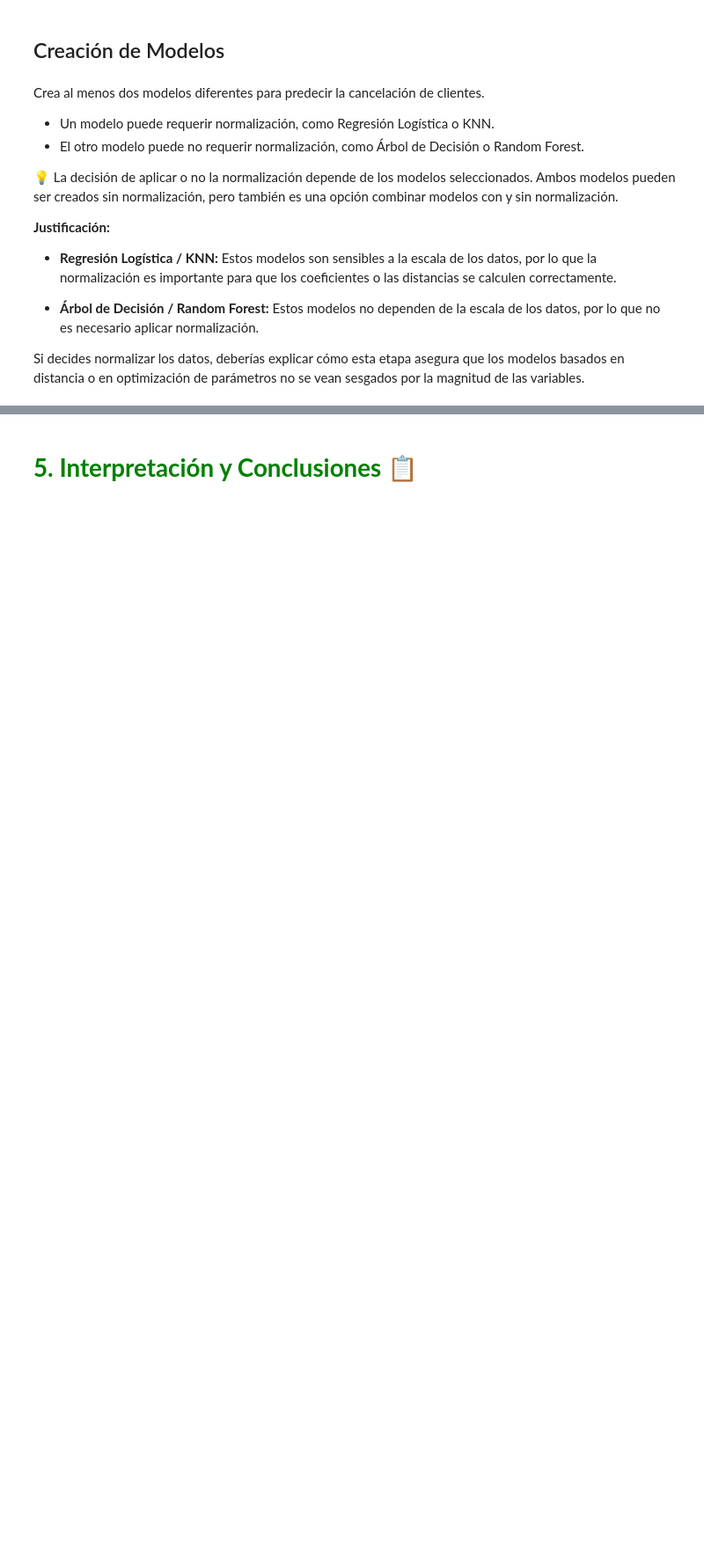
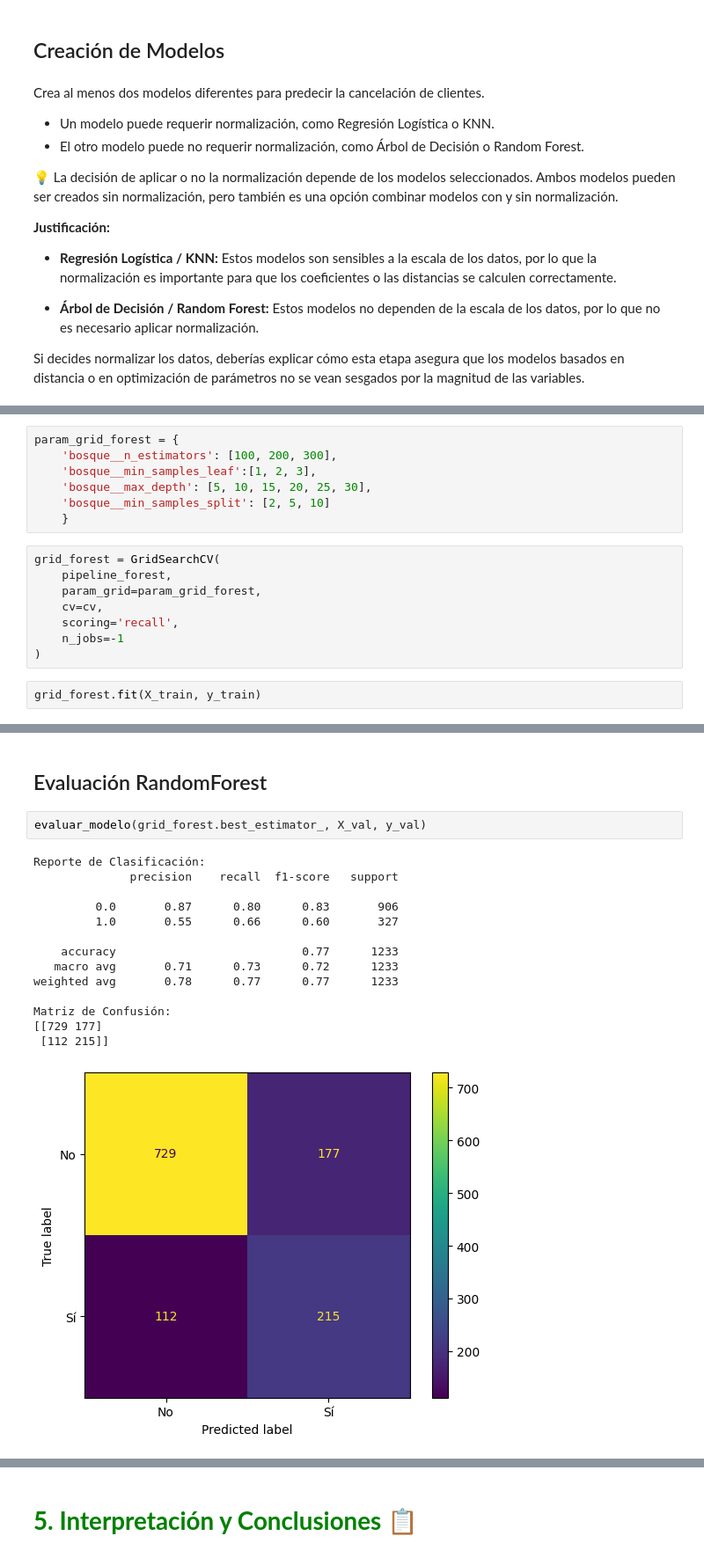
Before and after one commit to jbcodedev/challenge-telecomx-II, a Jupyter notebook: challenge-telecomx-II-customer-churn.ipynb, the cells around one changed output, grey strips where cells are left out. Shown: that part at 88% size. Cells and saved outputs as stored; diff of their text form; blank space fills up the shorter version.

```diff
--- a/challenge-telecomx-II-customer-churn.ipynb
+++ b/challenge-telecomx-II-customer-churn.ipynb
@@ -116,0 +501,17 @@ Si decides normalizar los datos, deberías explicar cómo esta etapa asegura que
+# %%
+param_grid_forest = {
+    'bosque__n_estimators': [100, 200, 300],
+    'bosque__min_samples_leaf':[1, 2, 3],
+    'bosque__max_depth': [5, 10, 15, 20, 25, 30],
+    'bosque__min_samples_split': [2, 5, 10]
+    }
+# %%
+grid_forest = GridSearchCV(
+    pipeline_forest,
+    param_grid=param_grid_forest,
+    cv=cv,
+    scoring='recall',
+    n_jobs=-1
+)
+# %%
+grid_forest.fit(X_train, y_train)
@@ -116,0 +656,19 @@ Si decides normalizar los datos, deberías explicar cómo esta etapa asegura que
+# %% [markdown]
+## Evaluación RandomForest
+# %%
+evaluar_modelo(grid_forest.best_estimator_, X_val, y_val)
+# %% [output]
+Reporte de Clasificación:
+              precision    recall  f1-score   support
+
+         0.0       0.87      0.80      0.83       906
+         1.0       0.55      0.66      0.60       327
+
+    accuracy                           0.77      1233
+   macro avg       0.71      0.73      0.72      1233
+weighted avg       0.78      0.77      0.77      1233
+
+Matriz de Confusión:
+[[729 177]
+ [112 215]]
+[figure, added]
```
Also changed, not shown: parts of 96 cells of this notebook, 2 other files.
